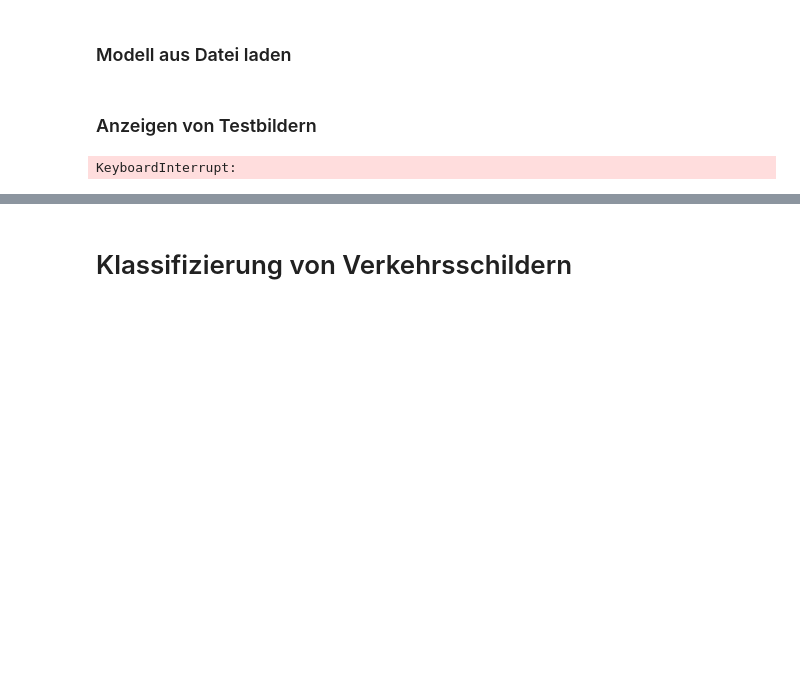
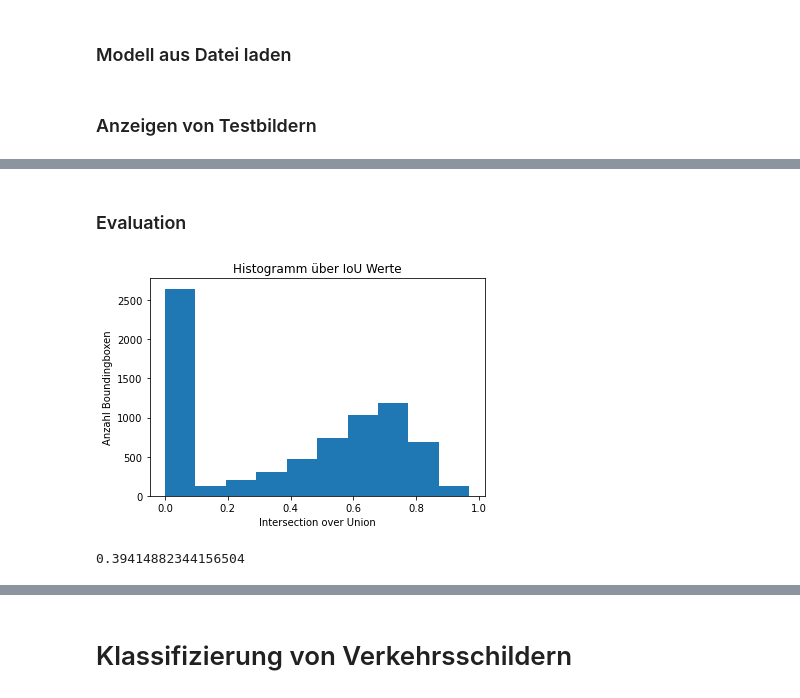
Before and after one commit to Na1k/ML-Lab_project, a Jupyter notebook: Aufgabe_D_Schilder.ipynb, the cells around one changed output, grey strips where cells are left out. Cells and saved outputs as stored; diff of their text form; code cells hidden in the pictures; blank space fills up the shorter version.

```diff
--- a/Aufgabe_D_Schilder.ipynb
+++ b/Aufgabe_D_Schilder.ipynb
@@ -515,7 +535,7 @@ evalutation mit
 # %%
-file = open(r"./data_preprocessed/data_3.pickle", 'rb')
+file = open(r"./pickle/data_3.pickle", 'rb')
 data = pickle.load(file)
 file.close()
-file = open(r"./data_preprocessed/labels_3.pickle", 'rb')
+file = open(r"./pickle/labels_3.pickle", 'rb')
 labels = pickle.load(file)
 file.close()
@@ -664,11 +688,10 @@ plt.savefig('./images/training3_15_1.png')
 # %% [markdown]
 ### Modell aus Datei laden
 # %%
-model = load_model(r"./models/models_regr_3signs_1")
+model = load_model(r"./models/models_regr_3_2")
 # %% [markdown]
 ### Anzeigen von Testbildern
 # %%
-for image, bounding in zip(testImages, testTargets):
-    predict_and_display_img(model, image, bounding)
+#for image, bounding in zip(testImages, testTargets):
+#    predict_and_display_img(model, image, bounding)
+#cv2.destroyAllWindows()
-# %% [output]
-KeyboardInterrupt:
@@ -677,2 +698,23 @@ cv2.destroyAllWindows()
 # %% [markdown]
 <img src="./images/3_signs_2.png">     <img src="./images/3_signs_3.png">
+# %% [markdown]
+### Evaluation
+# %%
+preds = model.predict(testImages)
+
+ious = []
+for y_actual, y_pred in zip(testTargets, preds):
+    for i in range(3):
+        ious.append(intersectionOverUnion(y_actual[i:i+4],y_pred[i:i+4]))
+# %%
+plt.hist(ious)
+plt.title("Histogramm über IoU Werte")
+plt.ylabel("Anzahl Boundingboxen")
+plt.xlabel("Intersection over Union")
+plt.show()
+# %% [output]
+[figure, added]
+# %%
+np.mean(ious)
+# %% [output]
+0.39414882344156504
```
Also changed, not shown: parts of 44 cells of this notebook, 4 other files.
